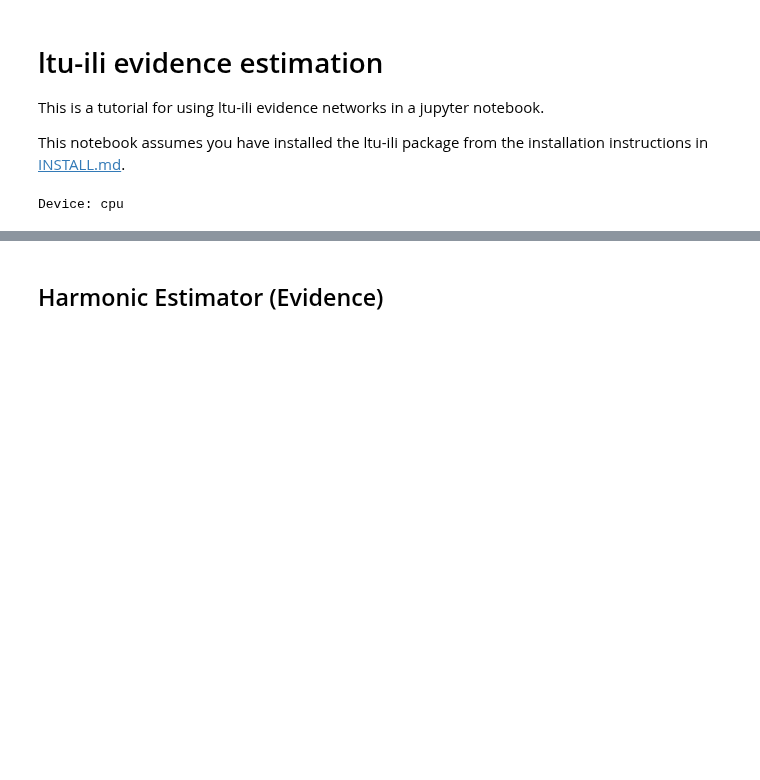
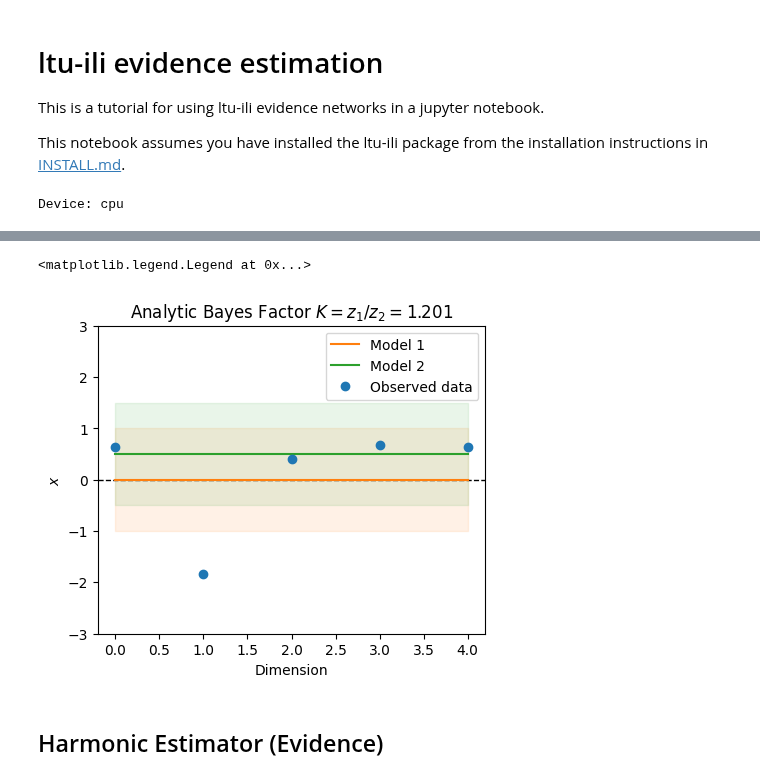
Before and after one commit to maho3/ltu-ili, a Jupyter notebook: notebooks/evidence.ipynb, the cells around one changed output, grey strips where cells are left out. Saved outputs shown, nothing was run; the diff lists cells and outputs as text; code cells hidden in the pictures; blank space fills up the shorter version.

```diff
--- a/notebooks/evidence.ipynb
+++ b/notebooks/evidence.ipynb
@@ -141,0 +112,21 @@ loader2 = NumpyLoader(x=y2, theta=theta2)
+# %%
+# Plot the observed data
+f, ax = plt.subplots(1, 1, figsize=(5, 4))
+_x = np.arange(Ndim)
+ax.axhline(0, color='black', lw=1, ls='--')
+
+ax.plot(_x, mu1, '-', c='C1', label='Model 1')
+ax.fill_between(_x, mu1-1, mu1+1, color='C1', alpha=0.1)
+
+ax.plot(_x, mu2, '-', c='C2', label='Model 2')
+ax.fill_between(_x, mu2-1, mu2+1, color='C2', alpha=0.1)
+
+ax.plot(_x, x_obs, 'o', label='Observed data')
+
+ax.set_title(f'Analytic Bayes Factor $K = z_1/z_2 = {K_obs:.3f}$')
+ax.set_ylim(-3, 3)
+ax.set(xlabel='Dimension', ylabel='$x$')
+ax.legend()
+# %% [output]
+<matplotlib.legend.Legend at 0x...>
+[figure, added]
```
Also changed, not shown: parts of 31 cells of this notebook, 2 other files.
